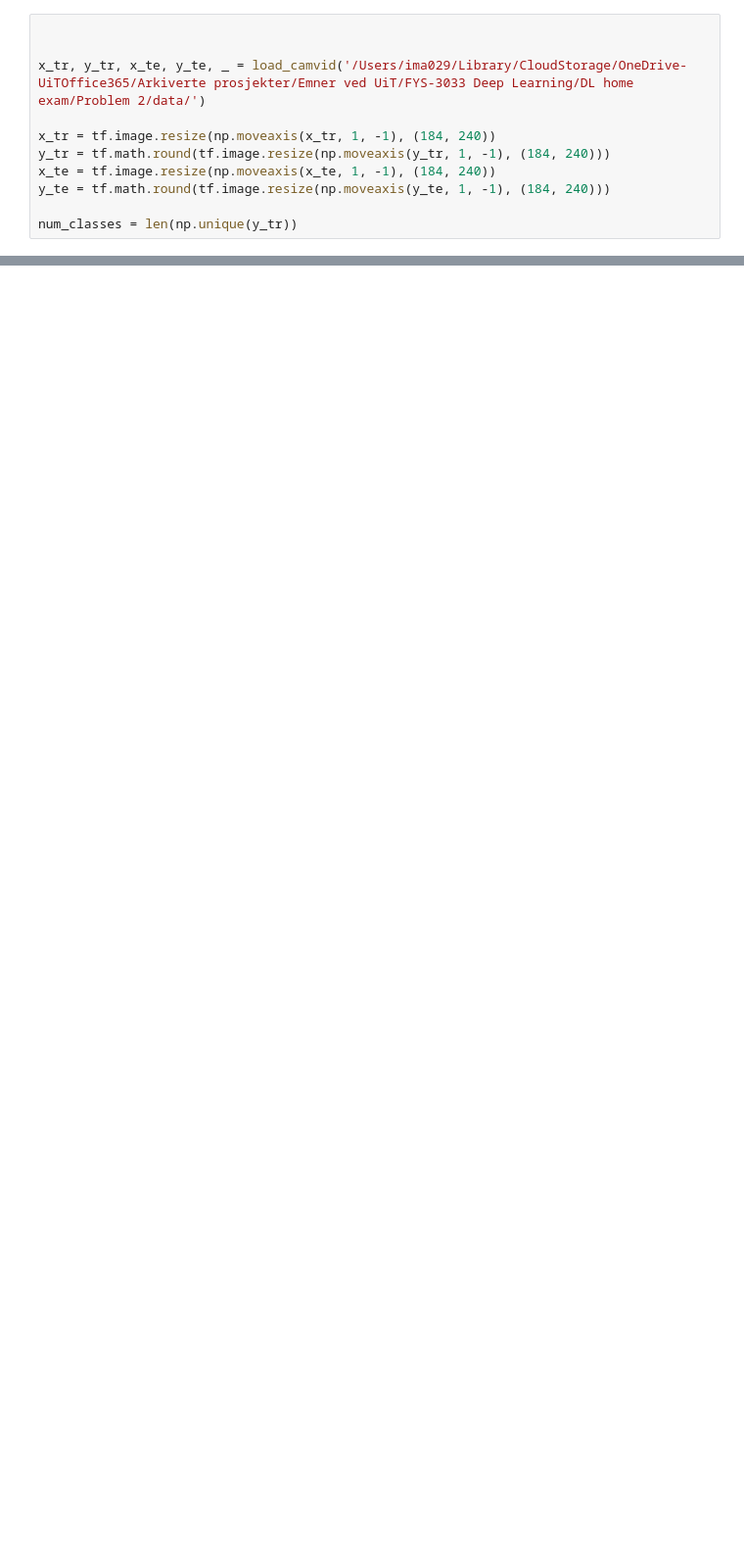
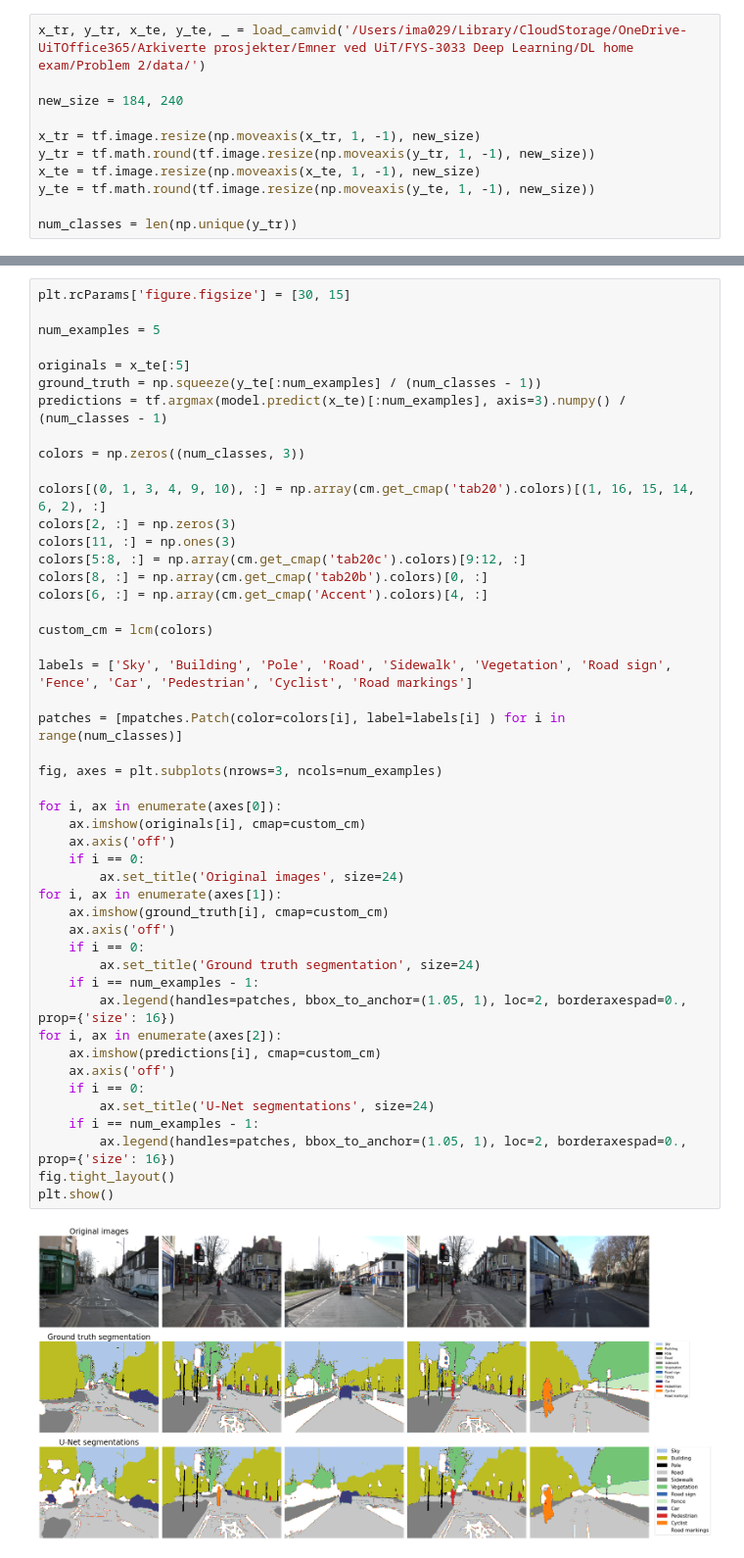
Before and after one commit to IverMartinsen/Tutorials, a Jupyter notebook: u-net-demo.ipynb, the cells around one changed output, grey strips where cells are left out. Shown at 98% size. Drawn from its saved outputs; the diff is of its cells as text; blank space fills up the shorter version.

```diff
--- a/u-net-demo.ipynb
+++ b/u-net-demo.ipynb
@@ -10,11 +20,11 @@ import tensorflow as tf
 # %%
-
-
 x_tr, y_tr, x_te, y_te, _ = load_camvid('/Users/ima029/Library/CloudStorage/OneDrive-UiTOffice365/Arkiverte prosjekter/Emner ved UiT/FYS-3033 Deep Learning/DL home exam/Problem 2/data/')
 
-x_tr = tf.image.resize(np.moveaxis(x_tr, 1, -1), (184, 240))
-y_tr = tf.math.round(tf.image.resize(np.moveaxis(y_tr, 1, -1), (184, 240)))
-x_te = tf.image.resize(np.moveaxis(x_te, 1, -1), (184, 240))
-y_te = tf.math.round(tf.image.resize(np.moveaxis(y_te, 1, -1), (184, 240)))
+new_size = 184, 240
+
+x_tr = tf.image.resize(np.moveaxis(x_tr, 1, -1), new_size)
+y_tr = tf.math.round(tf.image.resize(np.moveaxis(y_tr, 1, -1), new_size))
+x_te = tf.image.resize(np.moveaxis(x_te, 1, -1), new_size)
+y_te = tf.math.round(tf.image.resize(np.moveaxis(y_te, 1, -1), new_size))
 
 num_classes = len(np.unique(y_tr))
@@ -125,0 +119,49 @@ plt.imshow(tf.argmax(model.predict(x_tr)[1], axis=2) / (num_classes - 1), cmap =
+# %%
+plt.rcParams['figure.figsize'] = [30, 15]
+
+num_examples = 5
+
+originals = x_te[:5]
+ground_truth = np.squeeze(y_te[:num_examples] / (num_classes - 1))
+predictions = tf.argmax(model.predict(x_te)[:num_examples], axis=3).numpy() / (num_classes - 1)
+
+colors = np.zeros((num_classes, 3))
+
+colors[(0, 1, 3, 4, 9, 10), :] = np.array(cm.get_cmap('tab20').colors)[(1, 16, 15, 14, 6, 2), :]
+colors[2, :] = np.zeros(3)
+colors[11, :] = np.ones(3)
+colors[5:8, :] = np.array(cm.get_cmap('tab20c').colors)[9:12, :]
+colors[8, :] = np.array(cm.get_cmap('tab20b').colors)[0, :]
+colors[6, :] = np.array(cm.get_cmap('Accent').colors)[4, :]
+
+custom_cm = lcm(colors)
+
+labels = ['Sky', 'Building', 'Pole', 'Road', 'Sidewalk', 'Vegetation', 'Road sign', 'Fence', 'Car', 'Pedestrian', 'Cyclist', 'Road markings']
+
+patches = [mpatches.Patch(color=colors[i], label=labels[i] ) for i in range(num_classes)]
+
+fig, axes = plt.subplots(nrows=3, ncols=num_examples)
+
+for i, ax in enumerate(axes[0]):
+    ax.imshow(originals[i], cmap=custom_cm)
+    ax.axis('off')
+    if i == 0:
+        ax.set_title('Original images', size=24)
+for i, ax in enumerate(axes[1]):
+    ax.imshow(ground_truth[i], cmap=custom_cm)
+    ax.axis('off')
+    if i == 0:
+        ax.set_title('Ground truth segmentation', size=24)
+    if i == num_examples - 1:
+        ax.legend(handles=patches, bbox_to_anchor=(1.05, 1), loc=2, borderaxespad=0., prop={'size': 16})
+for i, ax in enumerate(axes[2]):
+    ax.imshow(predictions[i], cmap=custom_cm)
+    ax.axis('off')
+    if i == 0:
+        ax.set_title('U-Net segmentations', size=24)
+    if i == num_examples - 1:
+        ax.legend(handles=patches, bbox_to_anchor=(1.05, 1), loc=2, borderaxespad=0., prop={'size': 16})
+fig.tight_layout()
+plt.show()
+# %% [output]
+[figure, added]
```
Also changed, not shown: parts of 10 cells of this notebook.
